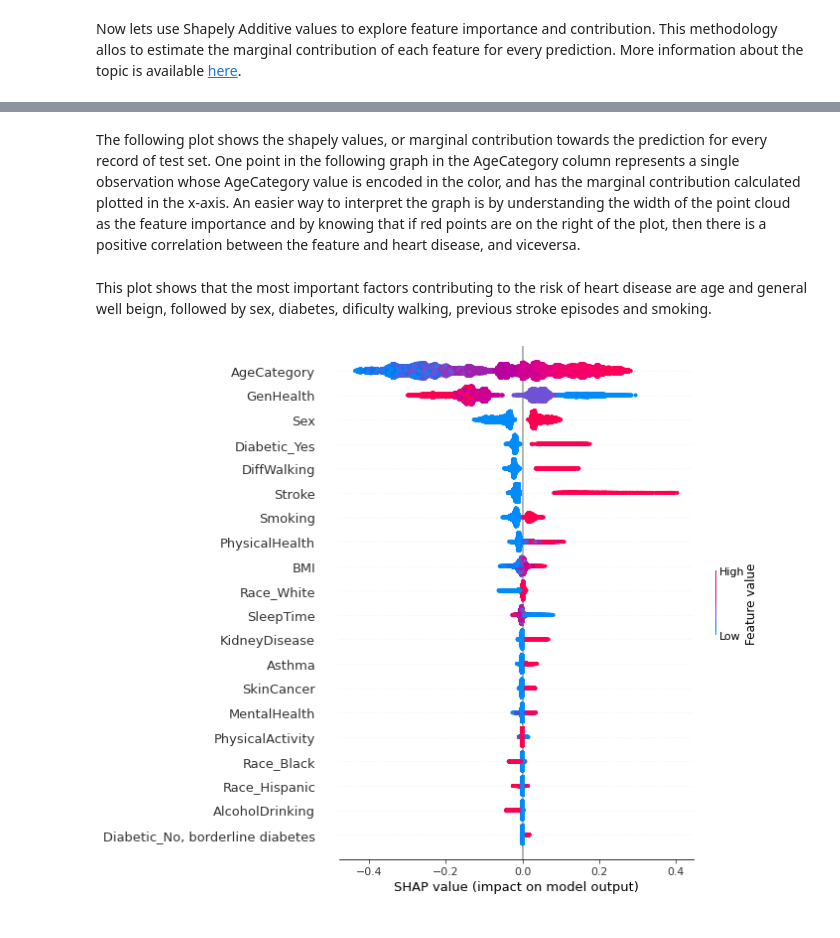
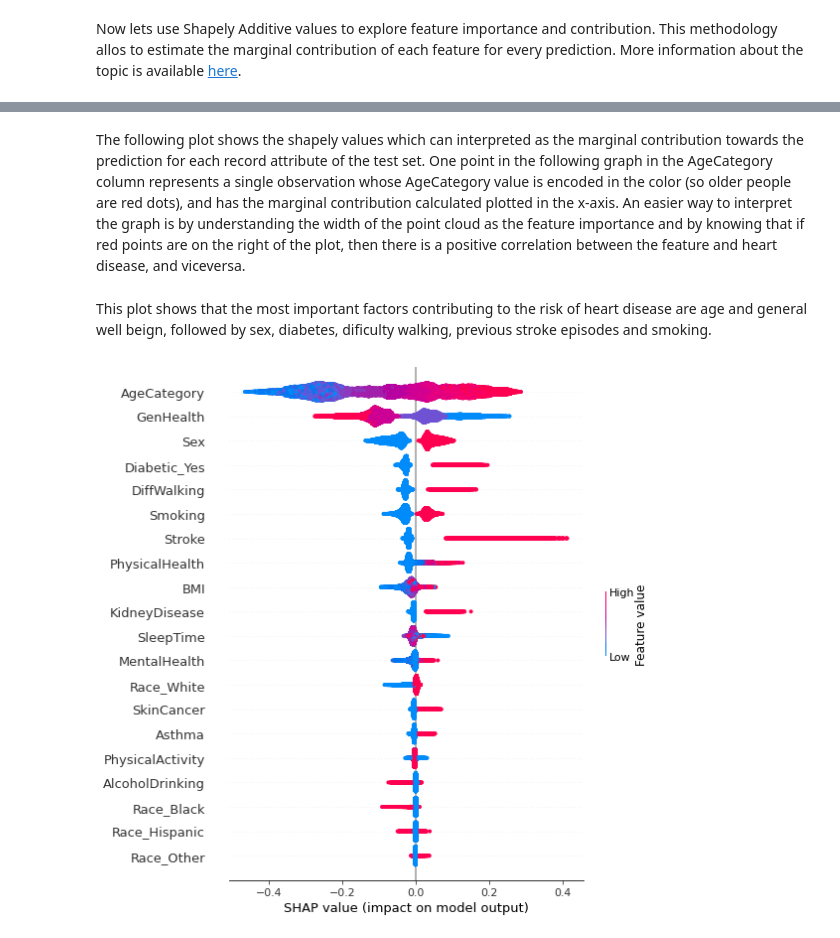
Before and after one commit to jcazuero94/Intro_to_ML_SL_project, a Jupyter notebook: Notebooks/EDA and Modelling.ipynb, the cells around one changed output, grey strips where cells are left out. Saved outputs shown, nothing was run; the diff lists cells and outputs as text; code cells hidden in the pictures.

```diff
--- a/Notebooks/EDA and Modelling.ipynb
+++ b/Notebooks/EDA and Modelling.ipynb
@@ -316,5 +312,5 @@ In order to do feature selection the Boruta method will be used. This method tra
 # %%
-bor_iter = 8
+bor_iter = 4
 columns_to_retain = set()
 for i in range(bor_iter):
     print(
@@ -331,7 +327,7 @@ for i in range(bor_iter):
         X_train.columns[boruta.support_].to_list()
     )
     if len(columns_to_retain) == len(X_train.columns):
-        print(f'All columns were found important')
+        print(f"All columns were found important")
         break
-print(f'Columns to retain: {columns_to_retain}')
+print(f"Columns to retain: {columns_to_retain}")
 # %% [output]
@@ -364,10 +361,10 @@ for i in range(n_cv):
     cv_score = np.mean(
         cross_val_score(
             model,
-            X_train,
+            X_train[columns_to_retain],
             y_train,
             cv=4,
-            scoring=make_scorer(roc_auc_score),
+            scoring=roc_auc_scorer,
         )
     )
     if cv_score > score:
@@ -393,2 +387,2 @@ model = RandomForestClassifier(**final_params)
 # %%
-model.fit(X_train, y_train)
+model.fit(X_train[columns_to_retain], y_train)
@@ -446,15 +423,15 @@ explainer = shap.TreeExplainer(model)
 # %% [output]
 [interactive output not drawn]
 # %%
-shap_values = explainer.shap_values(X_test, y_test)
+shap_values = explainer.shap_values(X_test[columns_to_retain], y_test)
 # %% [output]
 [interactive output not drawn]
 # %% [markdown]
-The following plot shows the shapely values, or marginal contribution towards the prediction for every record of test set. One point in the following graph in the AgeCategory column represents a single observation whose AgeCategory value is encoded in the color, and has the marginal contribution calculated plotted in the x-axis. An easier way to interpret the graph is by understanding the width of the point cloud as the feature importance and by knowing that if red points are on the right of the plot, then there is a positive correlation between the feature and heart disease, and viceversa.
+The following plot shows the shapely values which can interpreted as the marginal contribution towards the prediction for each record attribute of the test set. One point in the following graph in the AgeCategory column represents a single observation whose AgeCategory value is encoded in the color (so older people are red dots), and has the marginal contribution calculated plotted in the x-axis. An easier way to interpret the graph is by understanding the width of the point cloud as the feature importance and by knowing that if red points are on the right of the plot, then there is a positive correlation between the feature and heart disease, and viceversa.
 # %% [markdown]
 This plot shows that the most important factors contributing to the risk of heart disease are age and general well beign, followed by sex, diabetes, dificulty walking, previous stroke episodes and smoking.
 # %%
-shap.summary_plot(shap_values[1], X_test)
+shap.summary_plot(shap_values[1], X_test[columns_to_retain])
 # %% [output]
-[figure, old version]
+[figure, new version]
 [interactive output not drawn]
```
Also changed, not shown: parts of 20 cells of this notebook.
